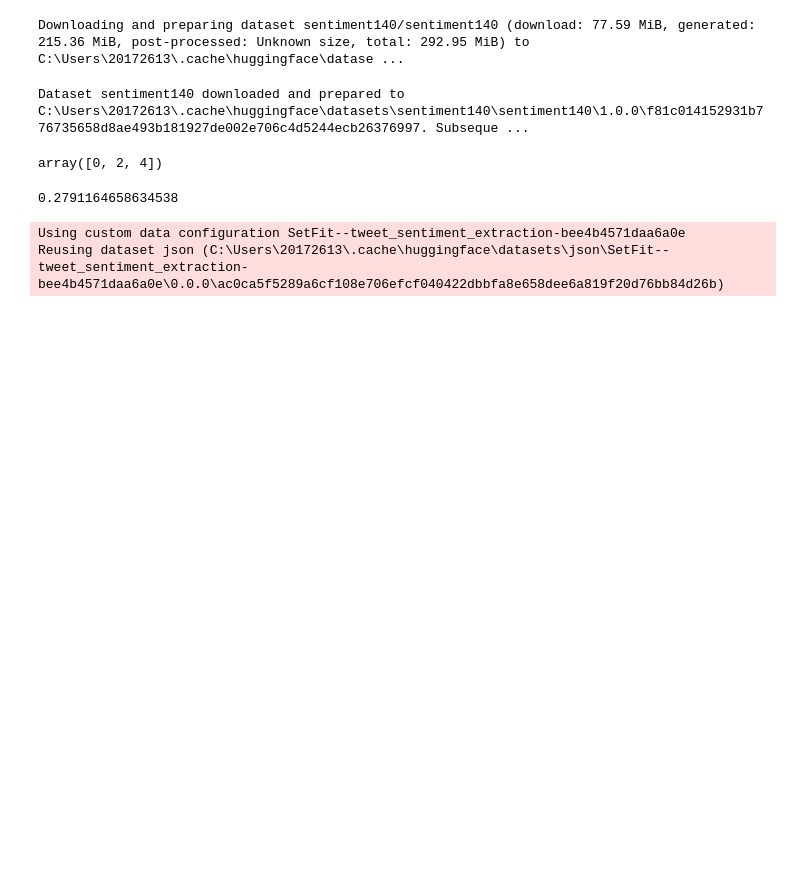
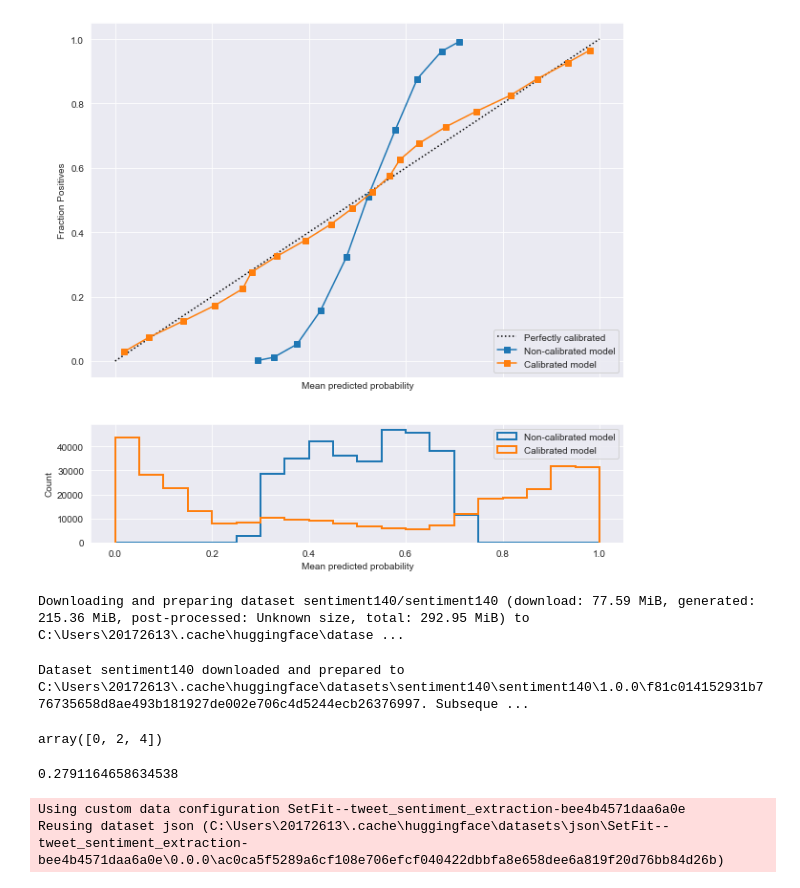
Before and after one commit to jmniederle/product-sentiment, a Jupyter notebook: sentiment_model/sentiment_model.ipynb, the cells around one changed output. Drawn from its saved outputs; the diff is of its cells as text; code cells hidden in the pictures; blank space fills up the shorter version.

```diff
--- a/sentiment_model/sentiment_model.ipynb
+++ b/sentiment_model/sentiment_model.ipynb
@@ -16,3 +115,7 @@ from sentiment_model.data_utils.tweet_dataset import TweetDataset, pad_batch
+# %%
+plot_calib_curve((np.array(valid_y) == 0).astype(int), valid_pred[:,0], calibrator.predict_proba(valid_pred)[:,0])
+# %% [output]
+[figure, added]
 # %%
 sent140_data = load_dataset("sentiment140")
 # %% [output]
```
Also changed, not shown: parts of 10 cells of this notebook, 5 other files.
